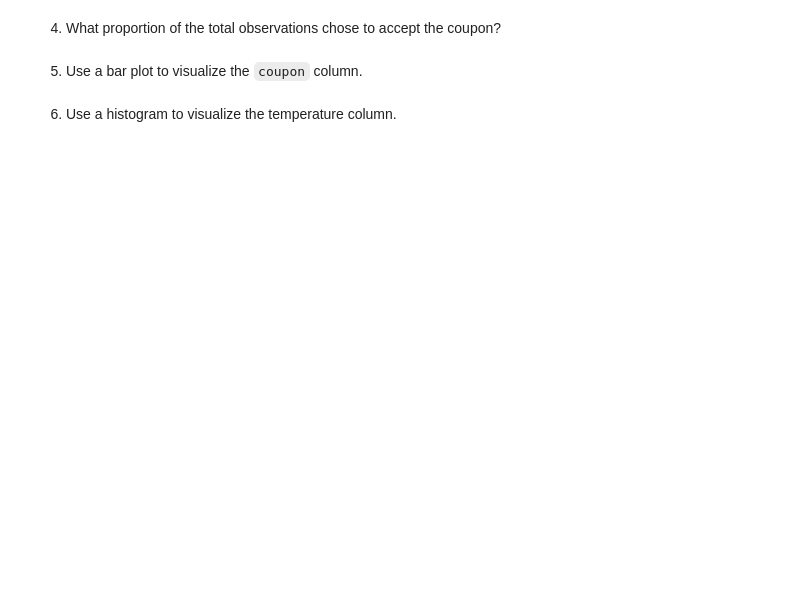
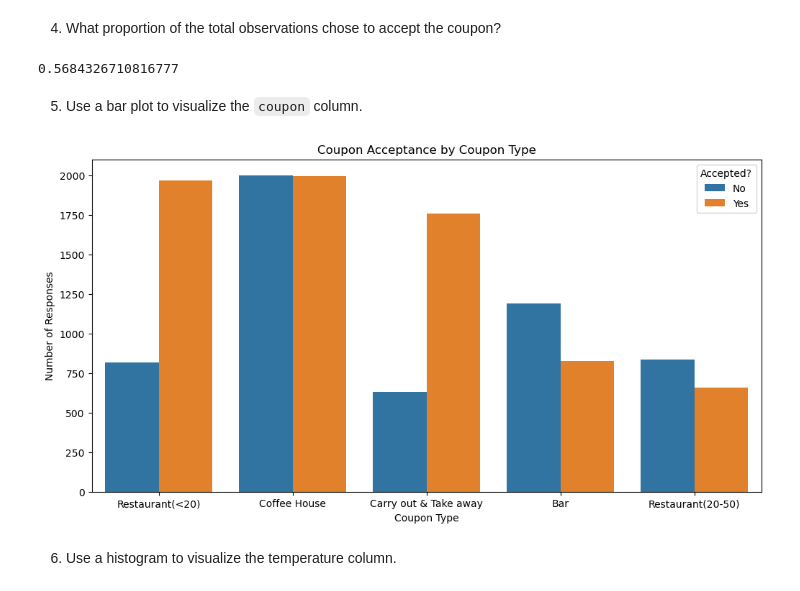
Before and after one commit to shefalitiwari2477/Coupon-Project, a Jupyter notebook: kraftwerk/coupon_assignment/assignment5_1_starter/prompt.ipynb, the cells around one changed output. Saved outputs shown, nothing was run; the diff lists cells and outputs as text; code cells hidden in the pictures; blank space fills up the shorter version.

```diff
--- a/kraftwerk/coupon_assignment/assignment5_1_starter/prompt.ipynb
+++ b/kraftwerk/coupon_assignment/assignment5_1_starter/prompt.ipynb
@@ -83,2 +103,14 @@ data.head()
 # %% [markdown]
 3. Decide what to do about your missing data -- drop, replace, other...
+# %%
+# Drop the car column because it is 99% missing values
+
+# "If 'car' is already gone, don't scream at me, just keep going."
+data = data.drop(columns=['car'], errors='ignore')
+# %%
+# Fill remaining missing values with the most common value (mode) in each column
+for col in ['Bar', 'CoffeeHouse', 'CarryAway', 'RestaurantLessThan20', 'Restaurant20To50']:
+    data[col] = data[col].fillna(data[col].mode()[0])
+
+# Verify that there are no more missing values
+data.isnull().sum()
@@ -85,6 +135,22 @@ data.head()
 # %% [markdown]
 4. What proportion of the total observations chose to accept the coupon?
+# %%
+acceptance_rate = data['Y'].mean()
+
+print (acceptance_rate)
+# %% [output]
+0.5684326710816777
 # %% [markdown]
 5. Use a bar plot to visualize the `coupon` column.
+# %%
+plt.figure(figsize=(12, 6))
+sns.countplot(data=data, x='coupon', hue='Y')
+plt.title("Coupon Acceptance by Coupon Type")
+plt.xlabel('Coupon Type')
+plt.ylabel('Number of Responses')
+plt.legend(title='Accepted?', labels=['No','Yes'])
+plt.show()
+# %% [output]
+[figure, added]
 # %% [markdown]
 6. Use a histogram to visualize the temperature column.
```
Also changed, not shown: parts of 14 cells of this notebook.
